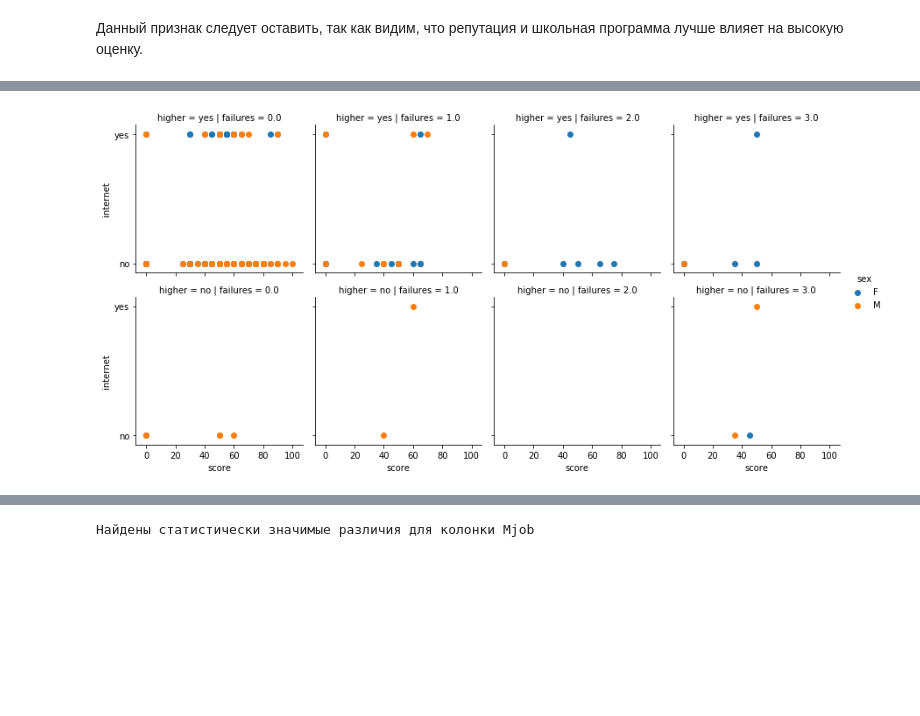
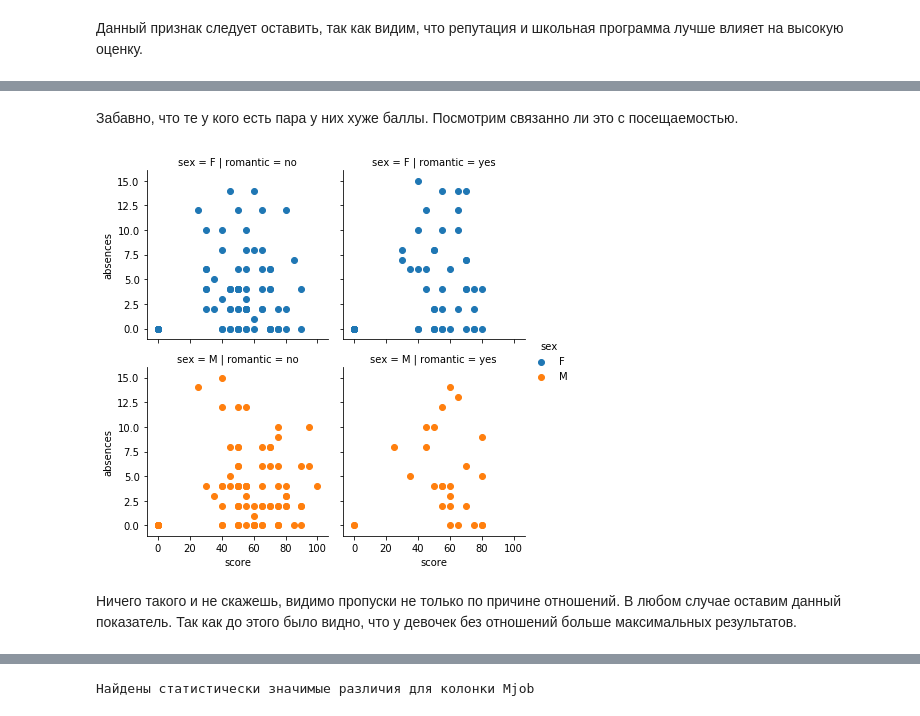
Before and after one commit to prosardar/DST-13, a Jupyter notebook: project 2/notebook_children.ipynb, the cells around one changed output, grey strips where cells are left out. Drawn from its saved outputs; the diff is of its cells as text; code cells hidden in the pictures; blank space fills up the shorter version.

```diff
--- a/project 2/notebook_children.ipynb
+++ b/project 2/notebook_children.ipynb
@@ -378,0 +344,23 @@ Name: studytime, dtype: float64
+# %%
+# traveltime
+display(pd.DataFrame(db.traveltime.value_counts()).transpose())
+db.traveltime.hist(bins=4)
+db.traveltime.describe()
+
+plt.figure();
+median = db.traveltime.median()
+perc25 = db.traveltime.quantile(0.25)
+perc75 = db.traveltime.quantile(0.75)
+IQR = perc75 - perc25
+
+print('\n25-й перцентиль: {},'.format(perc25),
+      '75-й перцентиль: {},'.format(perc75),
+      "IQR: {}, ".format(IQR),
+      "Границы выбросов: [{f}, {l}].".format(f=perc25 - 1.5*IQR, l=perc75 + 1.5*IQR))
+
+ft = db.traveltime.between(perc25 - 1.5*IQR, perc75 + 1.5*IQR)
+db.traveltime.hist(bins=5, range=(0, 4), label='Исходные данные')
+db.traveltime.loc[ft].hist(bins=5, range=(0, 4), label='IQR')
+plt.show();
+
+db = db.loc[db.traveltime.between(perc25 - 1.5*IQR, perc75 + 1.5*IQR)]
@@ -831,5 +989,10 @@ sns.jointplot(x='score', y='absences', data=db, kind='reg');
+# %% [markdown]
+Забавно, что те у кого есть пара у них хуже баллы. Посмотрим связанно ли это с посещаемостью.
 # %%
-g = sns.FacetGrid(db, col="failures", row="higher", hue='sex')
-g = g.map(plt.scatter, "score", "internet").add_legend();
+
+g = sns.FacetGrid(db, col="romantic", row="sex", hue='sex')
+g = g.map(plt.scatter, "score", "absences").add_legend();
 # %% [output]
-[figure, old version]
+[figure, new version]
+# %% [markdown]
+Ничего такого и не скажешь, видимо пропуски не только по причине отношений. В любом случае оставим данный показатель. Так как до этого было видно, что у девочек без отношений больше максимальных результатов.
```
Also changed, not shown: parts of 68 cells of this notebook, 1 other file.
